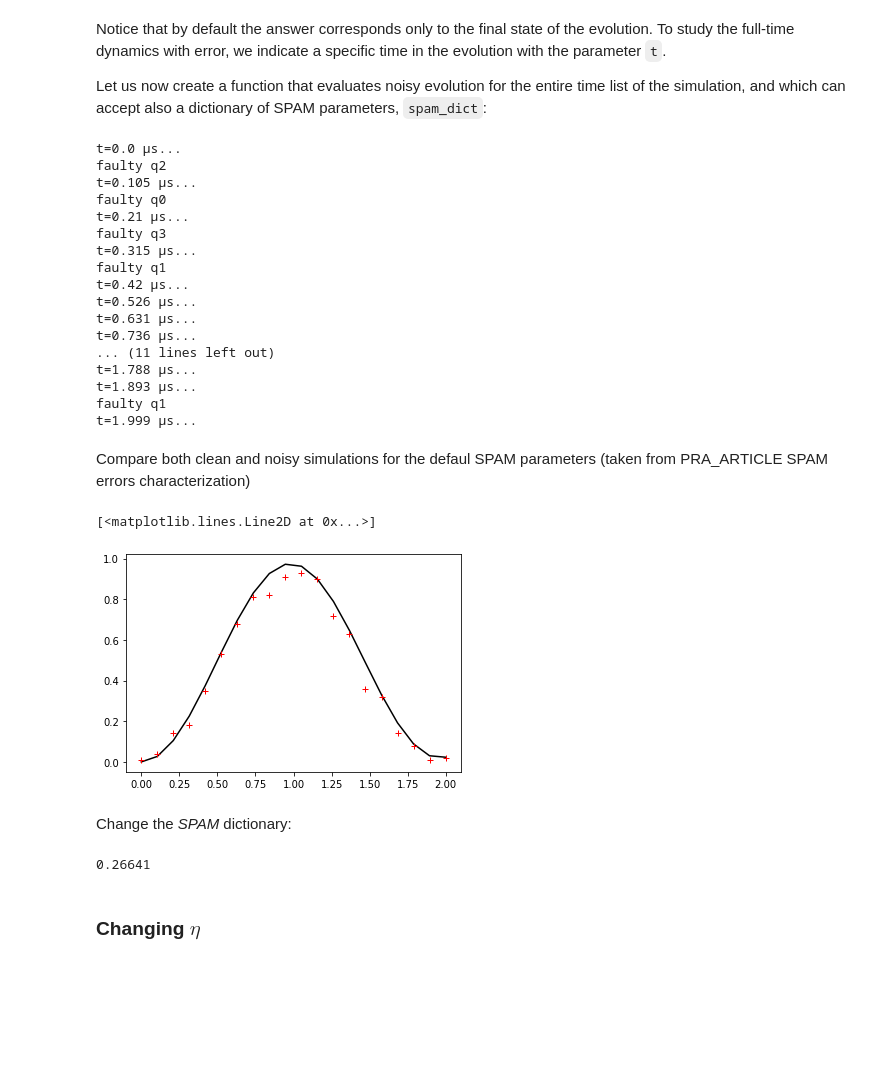
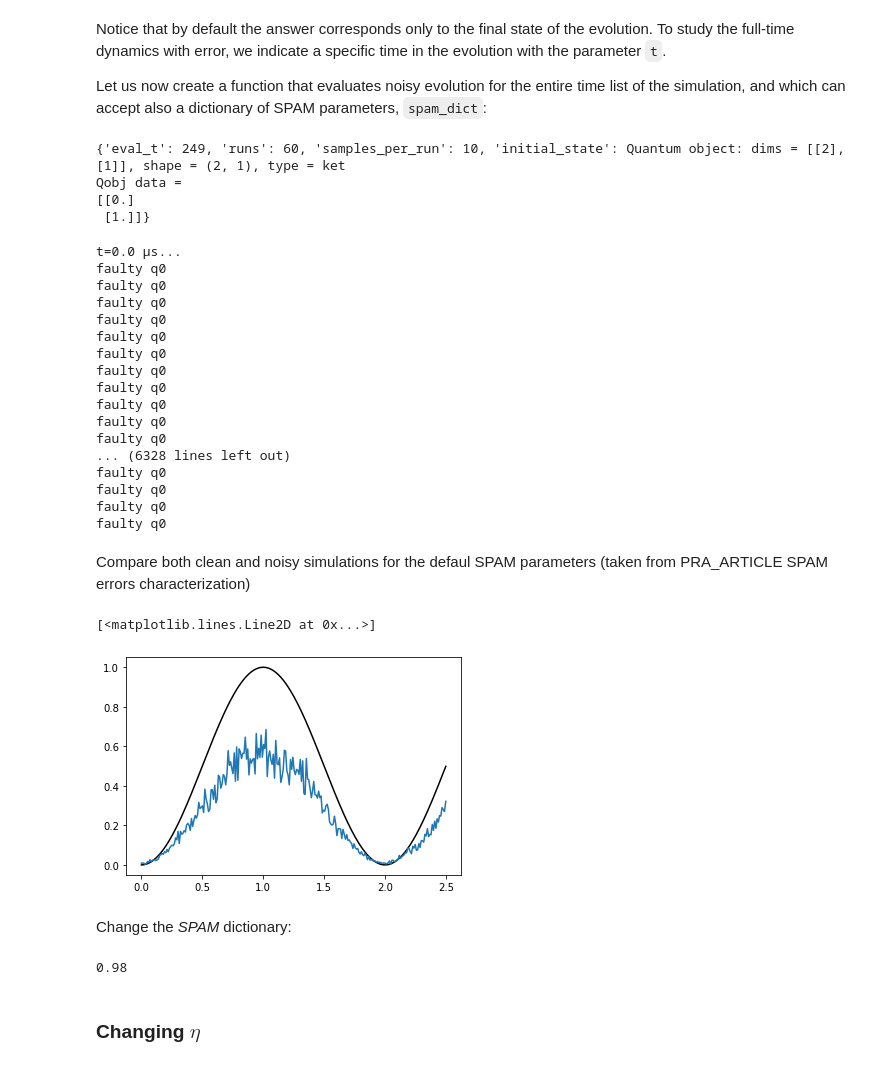
Before and after one commit to sebgrijalva/Pulser, a Jupyter notebook: tutorials/applications/Simulating Sequences with Errors and Noise.ipynb, the cells around one changed output. Drawn from its saved outputs; the diff is of its cells as text; code cells hidden in the pictures; blank space fills up the shorter version.

```diff
--- a/tutorials/applications/Simulating Sequences with Errors and Noise.ipynb
+++ b/tutorials/applications/Simulating Sequences with Errors and Noise.ipynb
@@ -36,6 +38,8 @@ obs = qutip.tensor(qutip.qeye(2),
                    qutip.basis(2,0).proj(),
                    qutip.qeye(2),
                    qutip.qeye(2)) # |r><r|
+
+obs = qutip.basis(2,0).proj()
 # %%
 clean = res.expect([obs])[0]
 plt.plot(sim._times, clean)
@@ -115,42 +90,54 @@ Let us now create a function that evaluates noisy evolution for the entire time
 # %%
 # Store original time list:
 t_list = sim._times
+sim.config('runs', 60)
+sim.config('samples_per_run', 10)
+sim.remove_all_noise()
+sim.add_noise('SPAM')
+sim.init_spam()
+sim.show_config()
+# %% [output]
+{'eval_t': 249, 'runs': 60, 'samples_per_run': 10, 'initial_state': Quantum object: dims = [[2], [1]], shape = (2, 1), type = ket
+Qobj data =
+[[0.]
+ [1.]]}
 # %%
-def spam_evolution():
+def spam_evolution(**spam_param):
     occup = []
     for i, time in enumerate(t_list):
         print(f't={time} µs...')
         sim.config('eval_t', i)
+        sim.set_spam(**spam_param)
         res = sim.run()
         occup.append(res.expect([obs])[0])
     return occup
 # %%
-noisy = spam_evolution()
+noisy = spam_evolution(eta=0.4)
 # %% [output]
 t=0.0 µs...
-faulty q2
-t=0.105 µs...
 faulty q0
-t=0.21 µs...
-faulty q3
-t=0.315 µs...
-faulty q1
-t=0.42 µs...
-t=0.526 µs...
-t=0.631 µs...
-t=0.736 µs...
-... (11 lines left out)
-t=1.788 µs...
-t=1.893 µs...
-faulty q1
-t=1.999 µs...
+faulty q0
+faulty q0
+faulty q0
+faulty q0
+faulty q0
+faulty q0
+faulty q0
+faulty q0
+faulty q0
+faulty q0
+... (6328 lines left out)
+faulty q0
+faulty q0
+faulty q0
+faulty q0
 # %% [markdown]
 Compare both clean and noisy simulations for the defaul SPAM parameters (taken from PRA_ARTICLE SPAM errors characterization)
 # %%
 plt.plot(t_list, clean, 'k')
-plt.plot(t_list, noisy, 'r+')
+plt.plot(t_list, noisy)
 # %% [output]
 [<matplotlib.lines.Line2D at 0x...>]
-[figure, old version]
+[figure, new version]
 # %% [markdown]
 Change the *SPAM* dictionary:
@@ -160,8 +144,9 @@ def make_spam(eta=0.005, eps=0.01, eps_pr=0.05):
-# %%
-res_spam = sim.run(spam=True, spam_dict=make_spam(eta=0.01))
-res_spam.expect([obs])[0]
-# %% [output]
-0.26641
+# %%
+sim.set_spam(eta=0.005, epsilon=.99)
+res_spam = sim.run()
+res_spam.expect([obs])[0]
+# %% [output]
+0.98
 # %% [markdown]
 ### Changing $\eta$
 # %%
```
Also changed, not shown: parts of 26 cells of this notebook, 2 other files.
